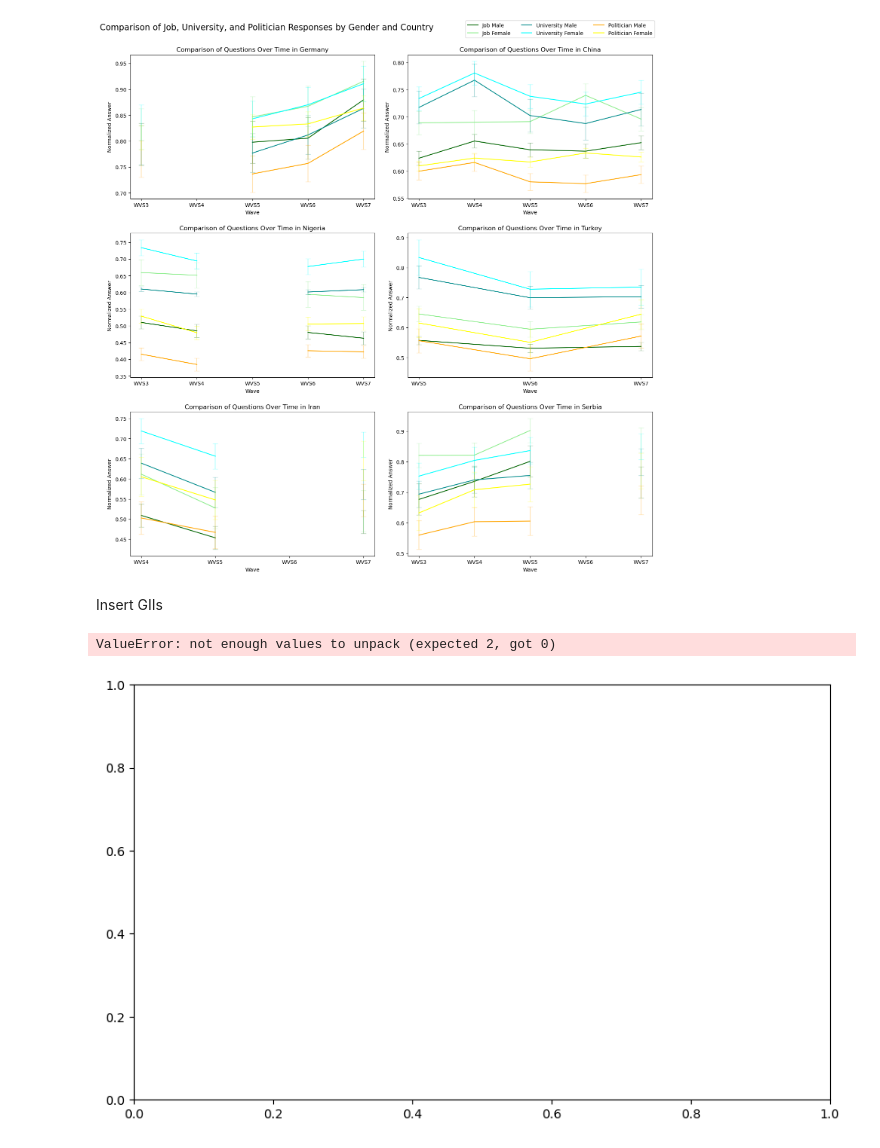
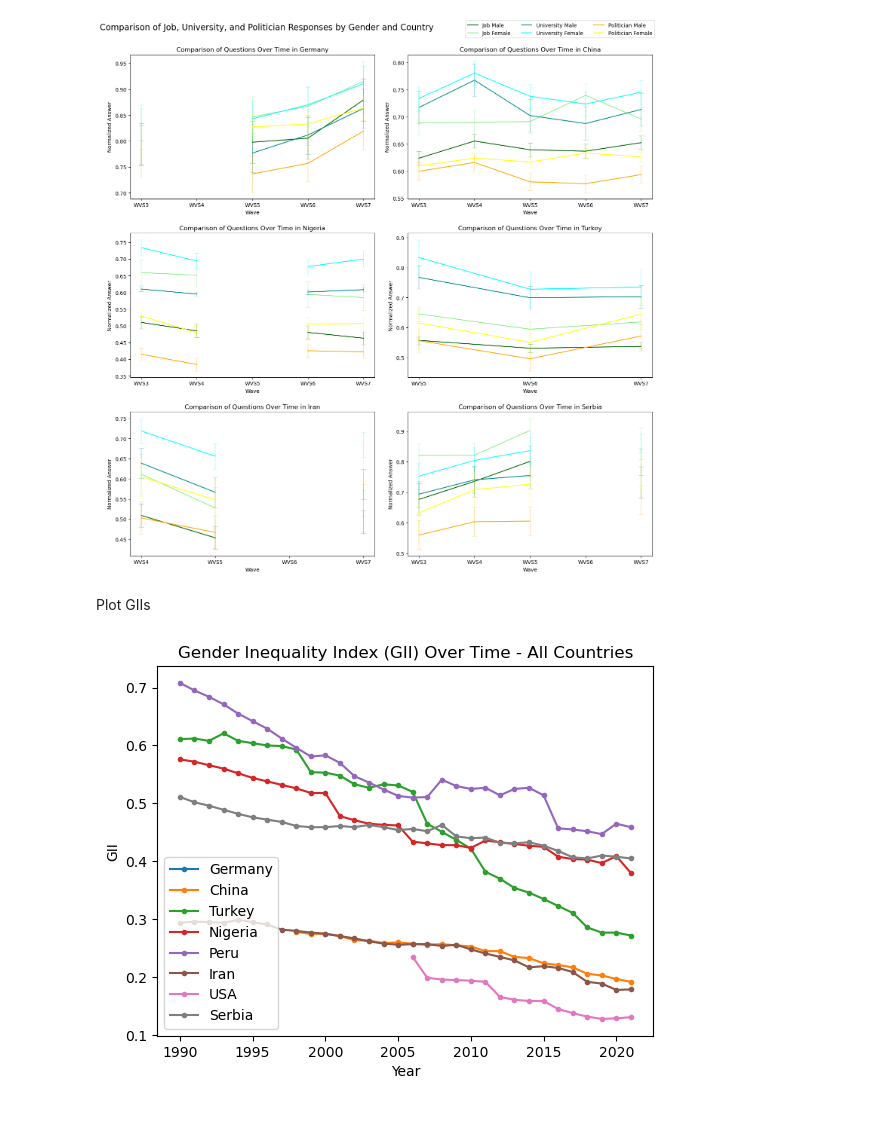
Before and after one commit to BeTheMaster/WorldGenderValues, a Jupyter notebook: src/02_visualize_reality_check.ipynb, the cells around one changed output. Cells and saved outputs as stored; diff of their text form; code cells hidden in the pictures; blank space fills up the shorter version.

Commit message:
minor fixes, gii plot pt2

```diff
--- a/src/02_visualize_reality_check.ipynb
+++ b/src/02_visualize_reality_check.ipynb
@@ -217,48 +225,22 @@ plt.show()
 # %% [output]
 [figure]
 # %% [markdown]
-Insert GIIs
+Plot GIIs
-# %%
-import matplotlib.pyplot as plt
-import numpy as np
-
-# Assuming you have already extracted GII data for different countries as you described
-hdr_data = {
-    'Germany': hdr_ger,
-    'China': hdr_chn,
-    'Turkey': hdr_tur,
-    'Nigeria': hdr_nga,
-    'Peru': hdr_per,
-    'Iran': hdr_irn,
-    'USA': hdr_usa,
-    'Serbia': hdr_srb,
-    'South Africa': hdr_zaf,
-    'Pakistan': hdr_pak
-}
-
-# Find the common set of years for all countries
-common_years = set(hdr_data['Germany'][1])
-for country, gii_values in hdr_data.items():
-    common_years = common_years.intersection(set(gii_values[1]))
-
-# Plotting
-fig, ax = plt.subplots(figsize=(10, 6))
-
-for country, gii_values in hdr_data.items():
-    years = gii_values[1]
-    gii_values = [float(val) if val.replace('.', '', 1).isdigit() else np.nan for val in gii_values[0]]
-
-    # Filter out missing values (NaN) and only plot data for the common set of years
-    valid_data = [(year, gii) for year, gii in zip(years, gii_values) if year in common_years and not np.isnan(gii)]
-    valid_years, valid_gii_values = zip(*valid_data)
-
-    ax.plot(valid_years, valid_gii_values, label=country)
-
-ax.set_xlabel('Year')
-ax.set_ylabel('GII')
-ax.set_title('Gender Inequality Index (GII) Over Time')
-ax.legend()
-plt.show()
-# %% [output]
-ValueError: not enough values to unpack (expected 2, got 0)
-[figure, removed]
+# %%
+hdr_list = [hdr_ger, hdr_chn, hdr_tur, hdr_per, hdr_irn, hdr_usa, hdr_srb, hdr_zaf]
+countries = ['Germany', 'China', 'Turkey', 'Nigeria', 'Peru', 'Iran', 'USA', 'Serbia', 'South Africa', 'Pakistan']
+
+for i, country_data in enumerate(hdr_list):
+    # Extract GII values and years
+    gii_values = country_data[0].astype(float)
+    years = country_data[1]
+
+    plt.plot(years, gii_values, marker='.', label=countries[i])
+
+plt.xlabel('Year')
+plt.ylabel('GII')
+plt.title('Gender Inequality Index (GII) Over Time - All Countries')
+plt.legend()
+plt.show()
+# %% [output]
+[figure, added]
```
Also changed, not shown: parts of 3 cells of this notebook.
